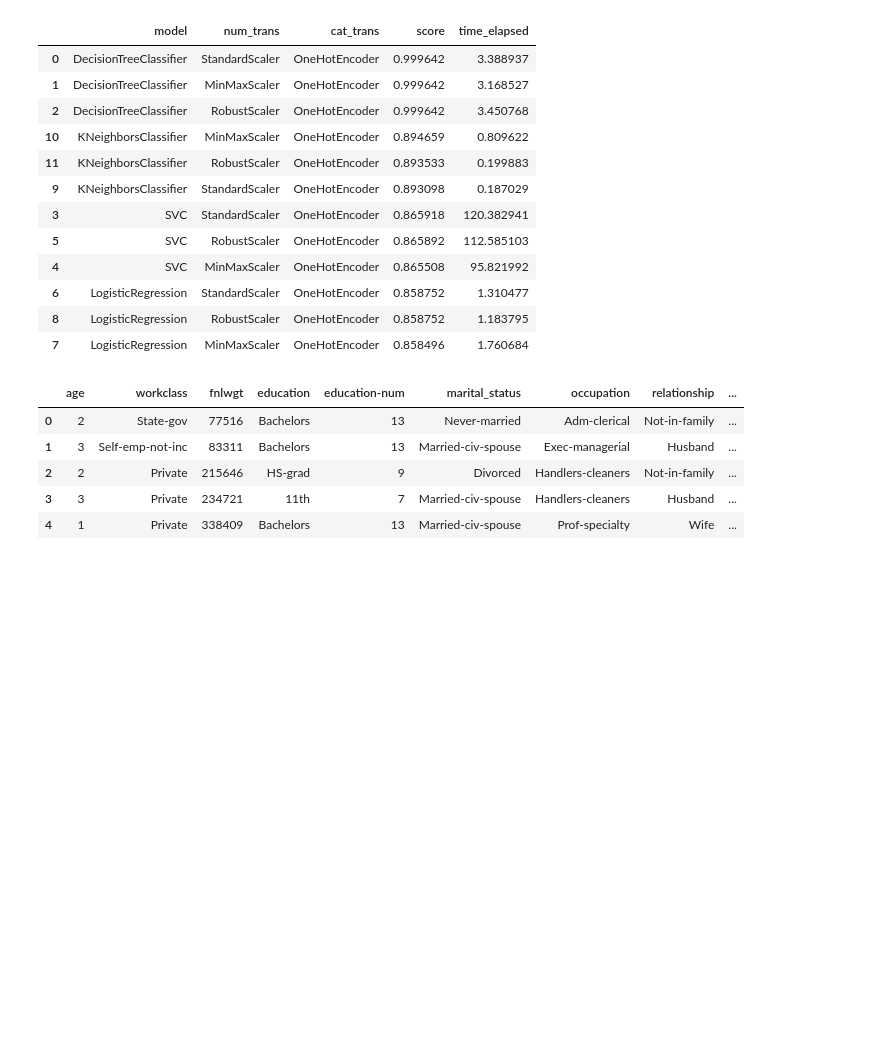
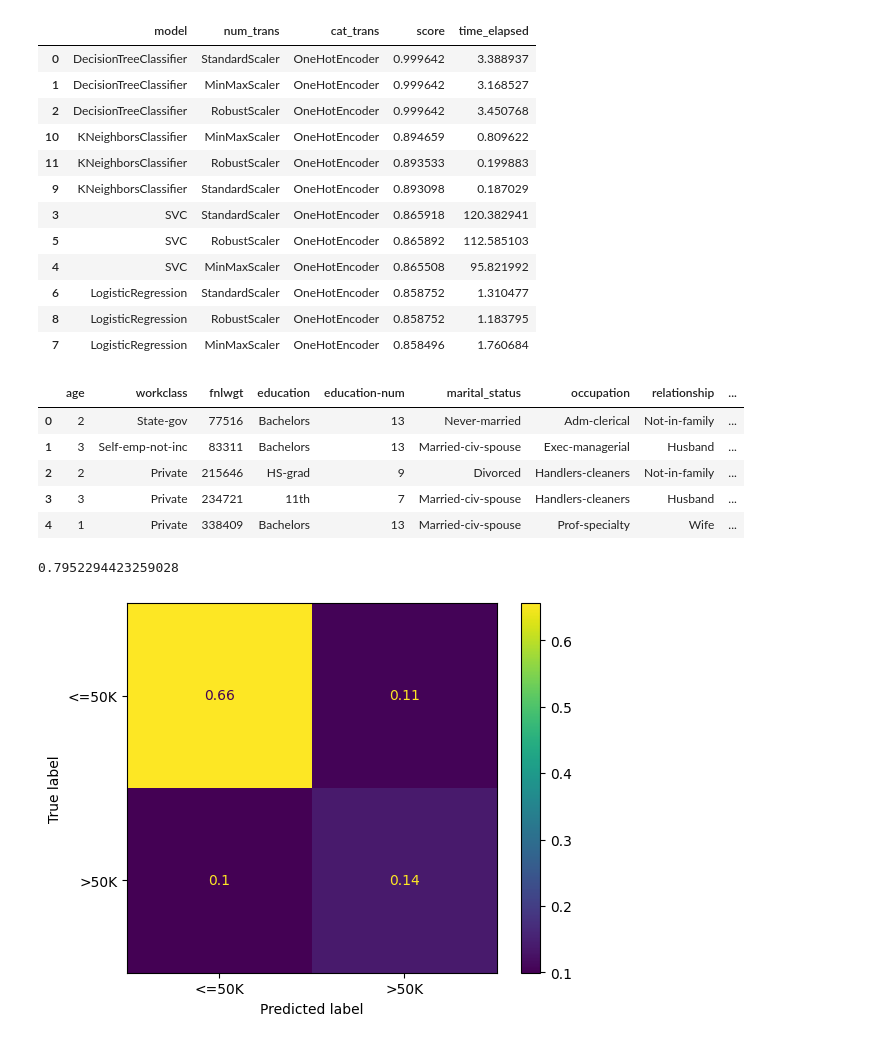
Before and after one commit to LennartRes/Abschlussarbeit, a Jupyter notebook: pipeline.ipynb, the cells around one changed output. Cells and saved outputs as stored; diff of their text form; code cells hidden in the pictures; blank space fills up the shorter version.

```diff
--- a/pipeline.ipynb
+++ b/pipeline.ipynb
@@ -159,7 +159,7 @@ preprocessor = ColumnTransformer(transformers= [
     ('categorical', transformer_categorical, cat_features)
 ])
 # %%
-pipeline_test = Pipeline( steps=[
+Pipeline_DecisionTreeClassifier = Pipeline( steps=[
     ('preprocessor', preprocessor),
     ('classifier', DecisionTreeClassifier())
     ])
@@ -265,6 +303,19 @@ df_raw.head()
 | 4 | 1 | Private | 338409 | Bachelors | 13 | Married-civ-spouse | Prof-specialty | Wife | ... |
 # %%
 y_pred = Pipeline_Cl.predict(test_data[X])
+# %%
+y_pred_Decision_Tree = pipeline_test.predict(test_data[X])
+# %%
+pipeline_test.score(test_data[X], test_data[y])
+# %% [output]
+0.7952294423259028
+# %%
+ConfusionMatrixDisplay.from_predictions(
+    test_data[y], y_pred_Decision_Tree, normalize='all'
+)
+plt.show()
+# %% [output]
+[figure, added]
 # %%
 import matplotlib.pyplot as plt
 from sklearn.datasets import make_classification
```
Also changed, not shown: parts of 6 cells of this notebook.
